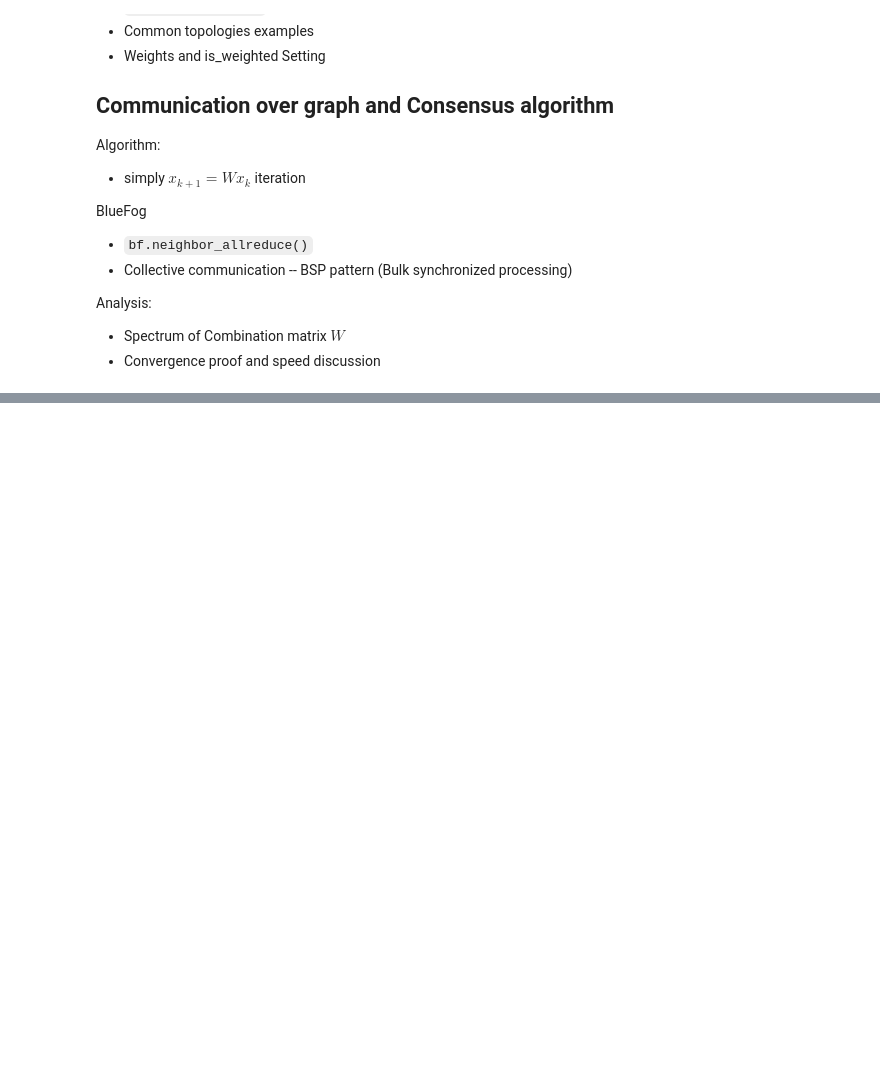
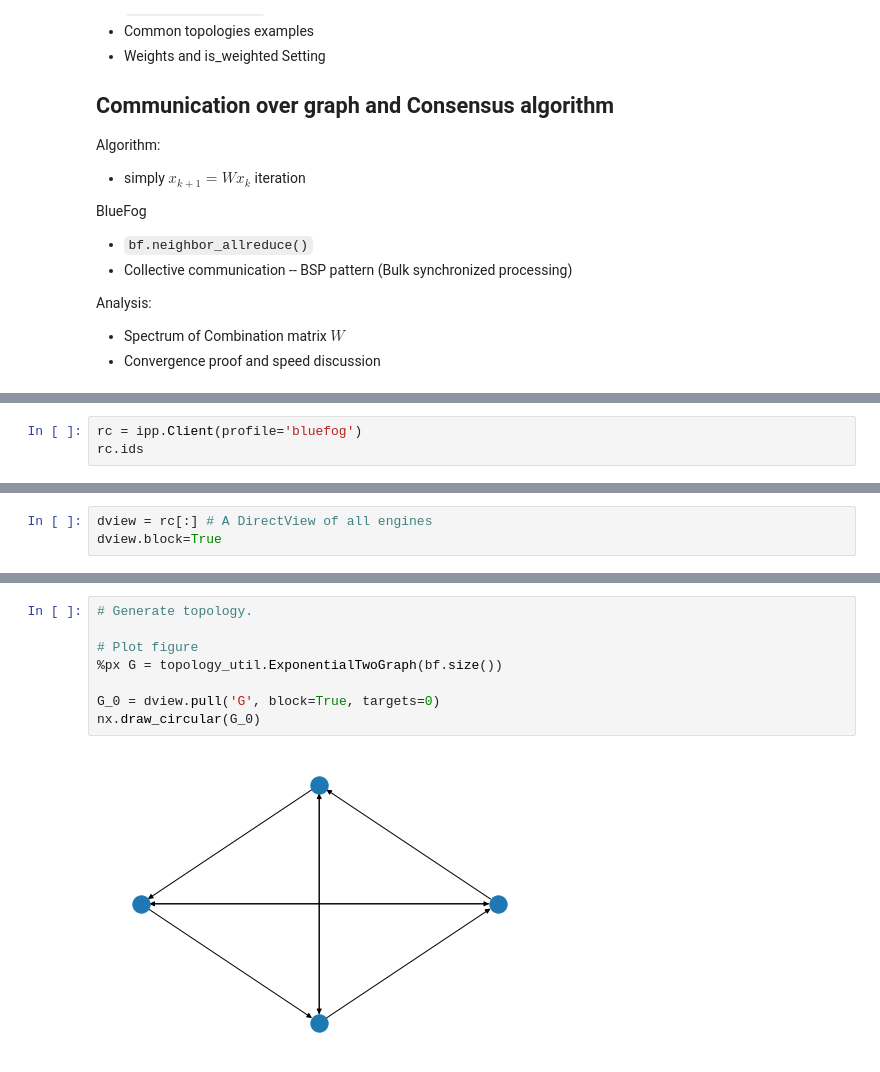
Before and after one commit to Bluefog-Lib/bluefog-tutorial, a Jupyter notebook: Section 2/Average-Consensus.ipynb, the cells around one changed output, grey strips where cells are left out. Saved outputs shown, nothing was run; the diff lists cells and outputs as text; blank space fills up the shorter version.

Commit message:
Implemented some algorithms. There is a problem with non-blocking communication.

```diff
--- a/Section 2/Average-Consensus.ipynb
+++ b/Section 2/Average-Consensus.ipynb
@@ -35,0 +43,3 @@ Analysis:
+# %%
+rc = ipp.Client(profile='bluefog')
+rc.ids
@@ -35,0 +63,3 @@ Analysis:
+# %%
+dview = rc[:] # A DirectView of all engines
+dview.block=True
@@ -35,0 +93,10 @@ Analysis:
+# %%
+# Generate topology.
+
+# Plot figure
+%px G = topology_util.ExponentialTwoGraph(bf.size())
+
+G_0 = dview.pull('G', block=True, targets=0)
+nx.draw_circular(G_0)
+# %% [output]
+[figure, added]
```
Also changed, not shown: parts of 12 cells of this notebook, 2 other files.
